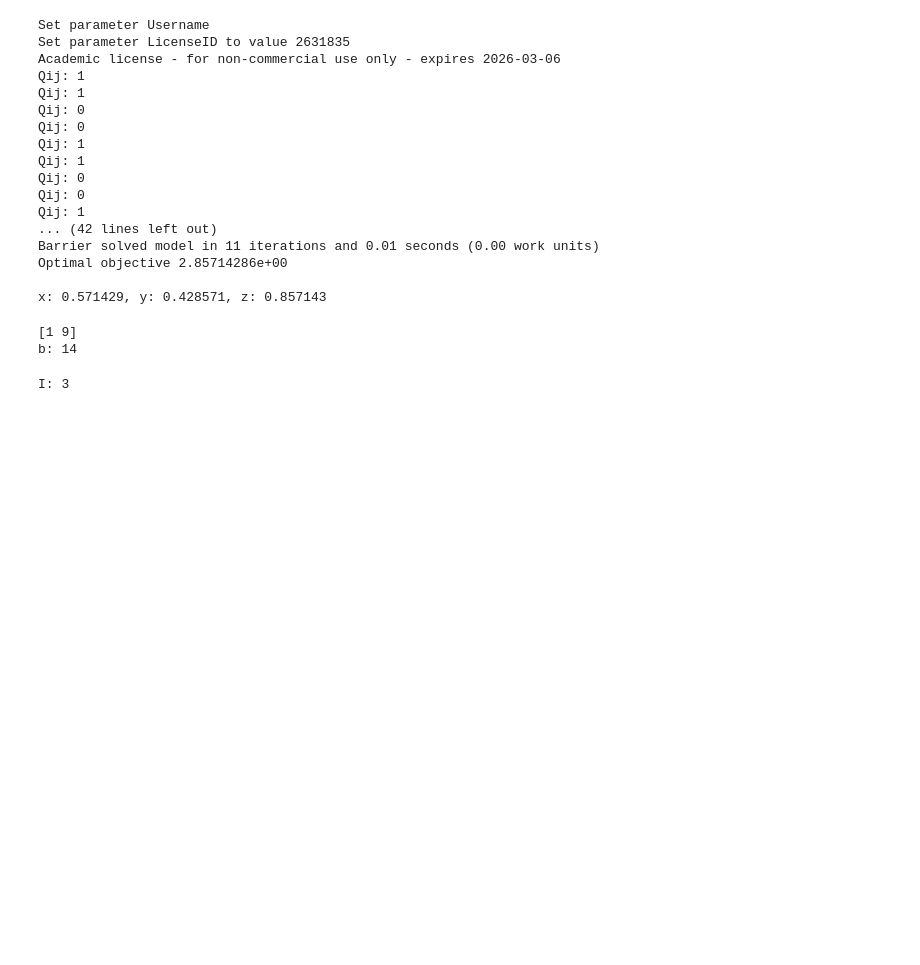
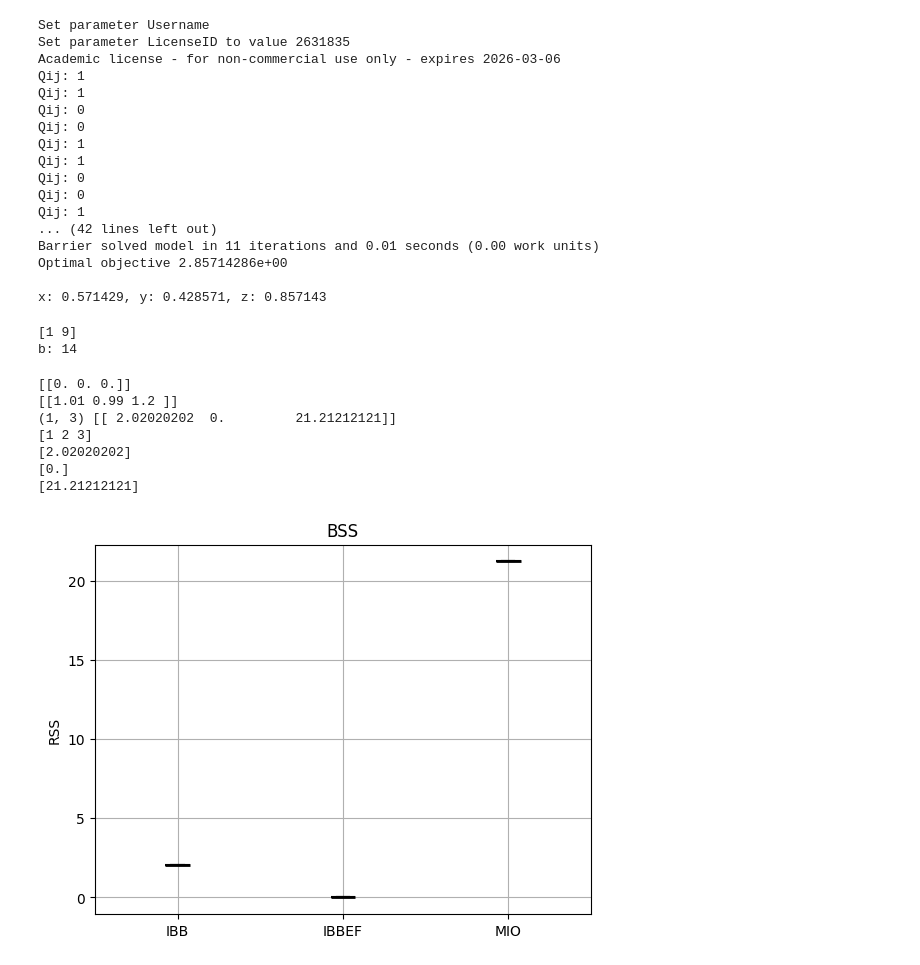
Before and after one commit to vikrasingh/ibbef-ccqo, a Jupyter notebook: extra/dryrun.ipynb, the cells around one changed output. Drawn from its saved outputs; the diff is of its cells as text; code cells hidden in the pictures; blank space fills up the shorter version.

```diff
--- a/extra/dryrun.ipynb
+++ b/extra/dryrun.ipynb
@@ -348,17 +348,38 @@ print('b:',2*np.abs(b).max())
 # %% [output]
 [1 9]
 b: 14
-# %%
-import numpy as np
-import gurobipy as gp
-from gurobipy import GRB
-import pandas as pd
-import sys
-
-a=np.array([[3, 5, 4, 7, 11, 3],
-            [4, 12, 7, 3, 2, 9]])
-
-I = np.array(range(4),dtype=int)
-print('I:',I[3])
-# %% [output]
-I: 3
+# %%
+import numpy as np
+import gurobipy as gp
+from gurobipy import GRB
+import pandas as pd
+import sys
+import os
+
+# go up one level to reach the parent folder
+sys.path.append(os.path.abspath(".."))
+
+from utility import boxplot as boxplot
+from utility import relgap as relgap
+
+rss=np.zeros((2,3))
+print(rss)
+rss[0,0]=1.01
+rss[0,1]=0.99
+rss[0,2]=1.2
+rss[1,0]=1.11
+rss[1,1]=1.99
+rss[1,2]=1.25
+print(rss)
+rss1=rss
+# create box plots
+boxplot.main(relgap.main(rss1))
+# %% [output]
+[[0. 0. 0.]]
+[[1.01 0.99 1.2 ]]
+(1, 3) [[ 2.02020202  0.         21.21212121]]
+[1 2 3]
+[2.02020202]
+[0.]
+[21.21212121]
+[figure, added]
```
Also changed, not shown: 3 other files.
